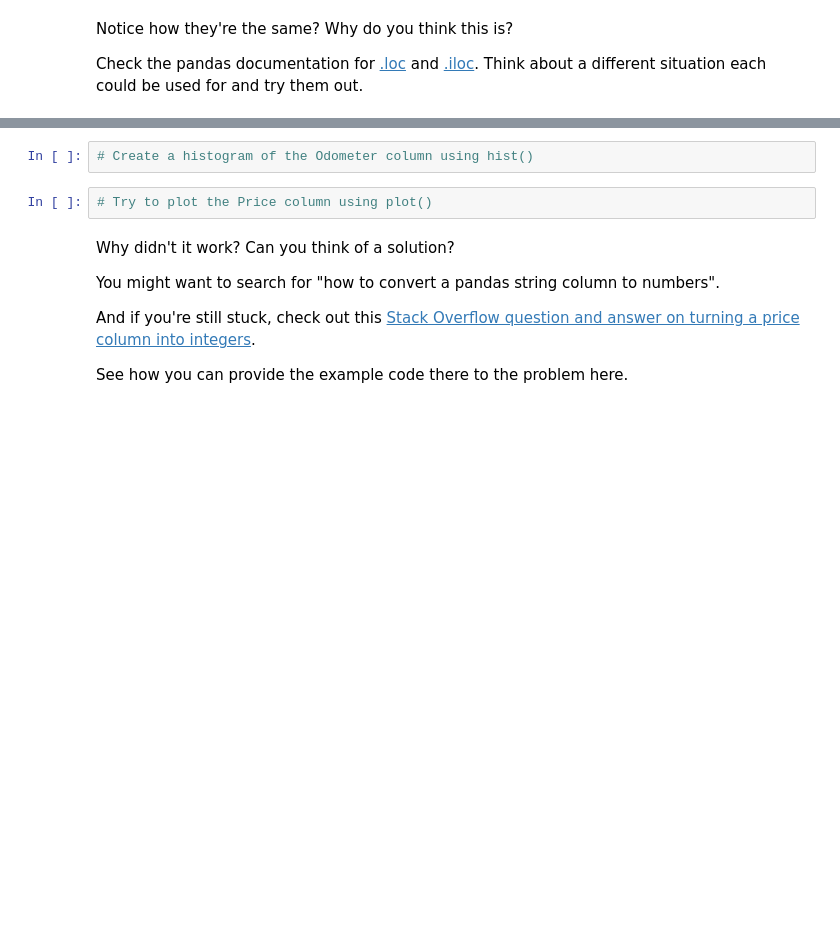
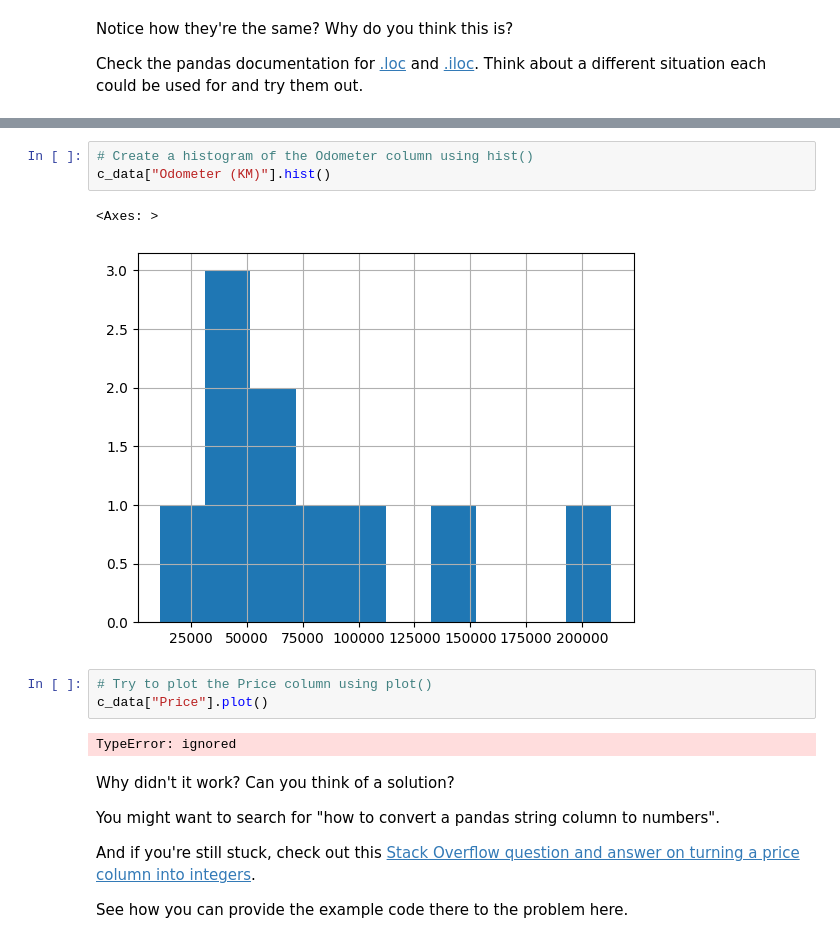
Before and after one commit to cRED-f/Machine-Learning, a Jupyter notebook: pandas-exercises.ipynb, the cells around one changed output, grey strips where cells are left out. Drawn from its saved outputs; the diff is of its cells as text; blank space fills up the shorter version.

```diff
--- a/pandas-exercises.ipynb
+++ b/pandas-exercises.ipynb
@@ -74,7 +255,14 @@ Check the pandas documentation for [.loc](https://pandas.pydata.org/pandas-docs/
 # %%
 # Create a histogram of the Odometer column using hist()
+c_data["Odometer (KM)"].hist()
+# %% [output]
+<Axes: >
+[figure, added]
 # %%
 # Try to plot the Price column using plot()
+c_data["Price"].plot()
+# %% [output]
+TypeError: ignored
 # %% [markdown]
 Why didn't it work? Can you think of a solution?
 
```
Also changed, not shown: parts of 54 cells of this notebook.
